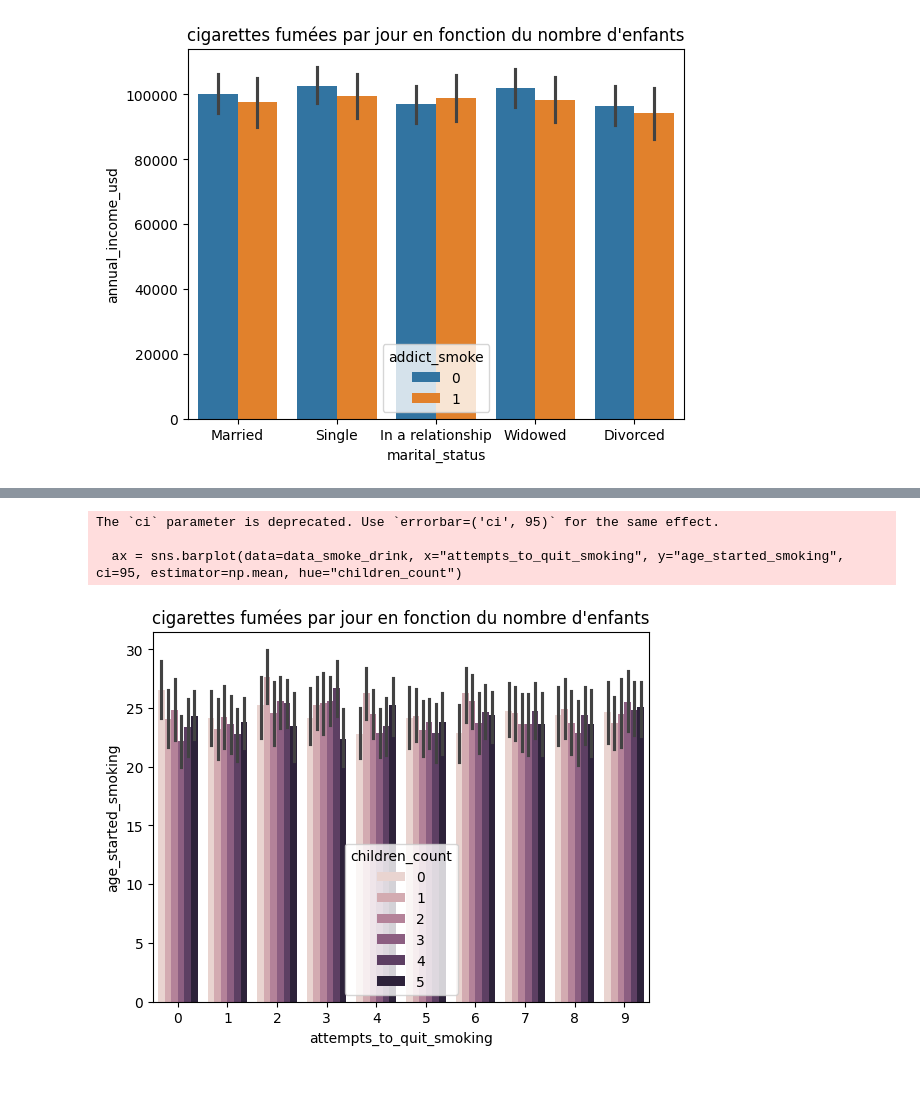
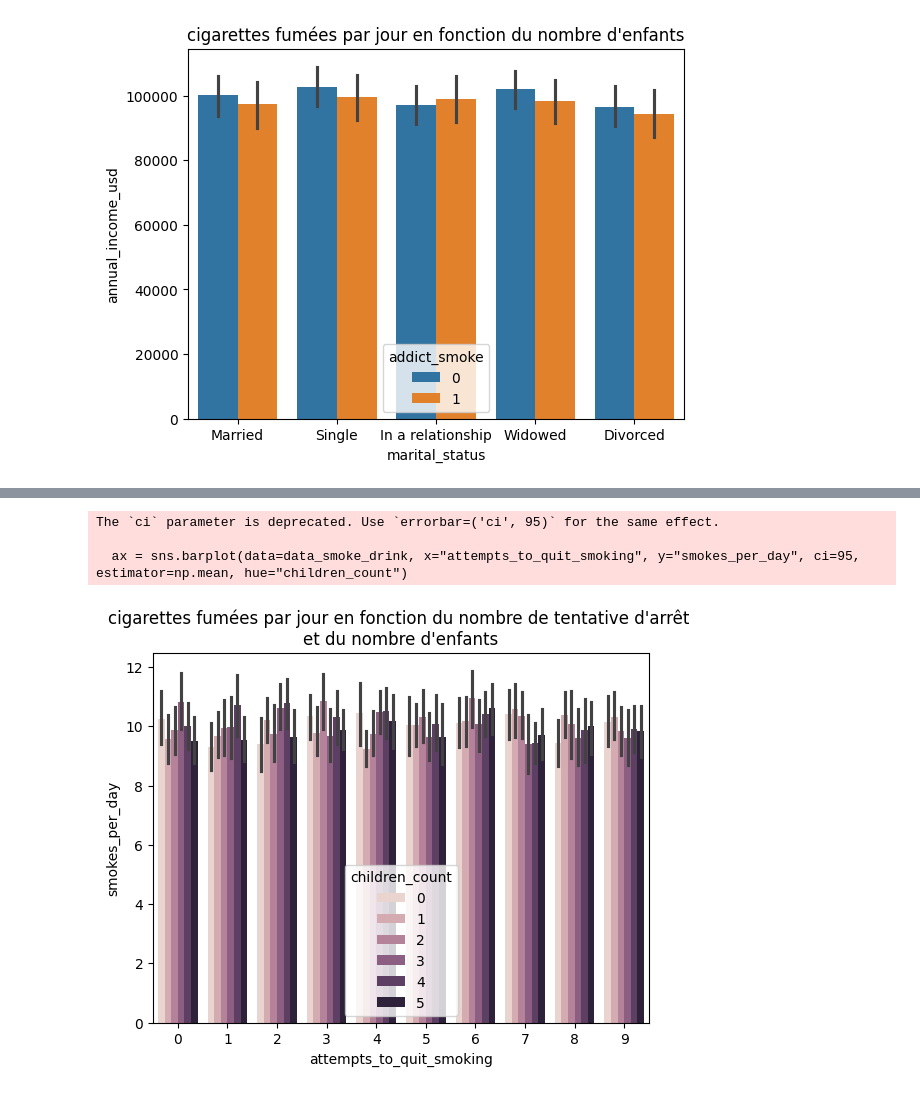
Before and after one commit to Kvothe-45/Addiction, a Jupyter notebook: smoke_graph.ipynb, the cells around one changed output, grey strips where cells are left out. Saved outputs shown, nothing was run; the diff lists cells and outputs as text; code cells hidden in the pictures.

```diff
--- a/smoke_graph.ipynb
+++ b/smoke_graph.ipynb
@@ -104,13 +170,18 @@ The `ci` parameter is deprecated. Use `errorbar=('ci', 95)` for the same effect.
 # %%
 fig = plt.figure()
-ax = sns.barplot(data=data_smoke_drink, x="attempts_to_quit_smoking", y="age_started_smoking", ci=95, estimator=np.mean, hue="children_count")
-ax.set_title("cigarettes fumées par jour en fonction du nombre d'enfants")
+ax = sns.barplot(data=data_smoke_drink, x="attempts_to_quit_smoking", y="smokes_per_day", ci=95, estimator=np.mean, hue="children_count")
+ax.set_title("cigarettes fumées par jour en fonction du nombre de tentative d'arrêt \net du nombre d'enfants")
 plt.show()
+
+"""
+Ce barplot nous montre des tendances identiques entre les différentes variables, ce qui indique l'absence de relation entre le nombre de cigarettes fumées, les tentatives d'arrêt et le nombre d'enfants.
+
+"""
 # %% [output]
 The `ci` parameter is deprecated. Use `errorbar=('ci', 95)` for the same effect.
 
-  ax = sns.barplot(data=data_smoke_drink, x="attempts_to_quit_smoking", y="age_started_smoking", ci=95, estimator=np.mean, hue="children_count")
+  ax = sns.barplot(data=data_smoke_drink, x="attempts_to_quit_smoking", y="smokes_per_day", ci=95, estimator=np.mean, hue="children_count")
-[figure, old version]
+[figure, new version]
 # %%
 fig = plt.figure()
 ax = sns.barplot(data=data_smoke_drink, x="attempts_to_quit_smoking", y="children_count", ci=95, estimator=np.mean, hue="addict_smoke")
```
Also changed, not shown: parts of 19 cells of this notebook, 3 other files.
